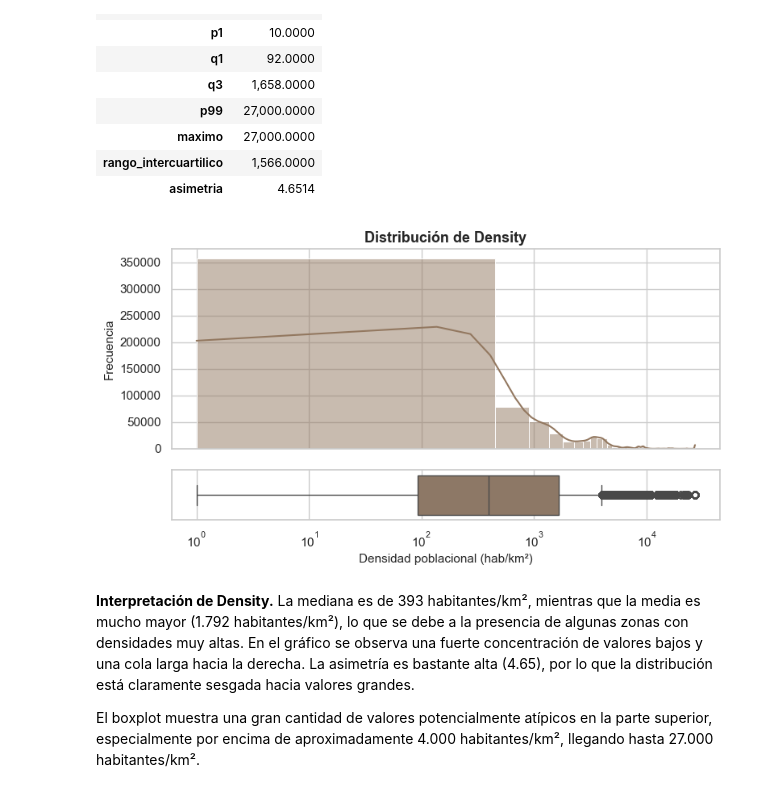
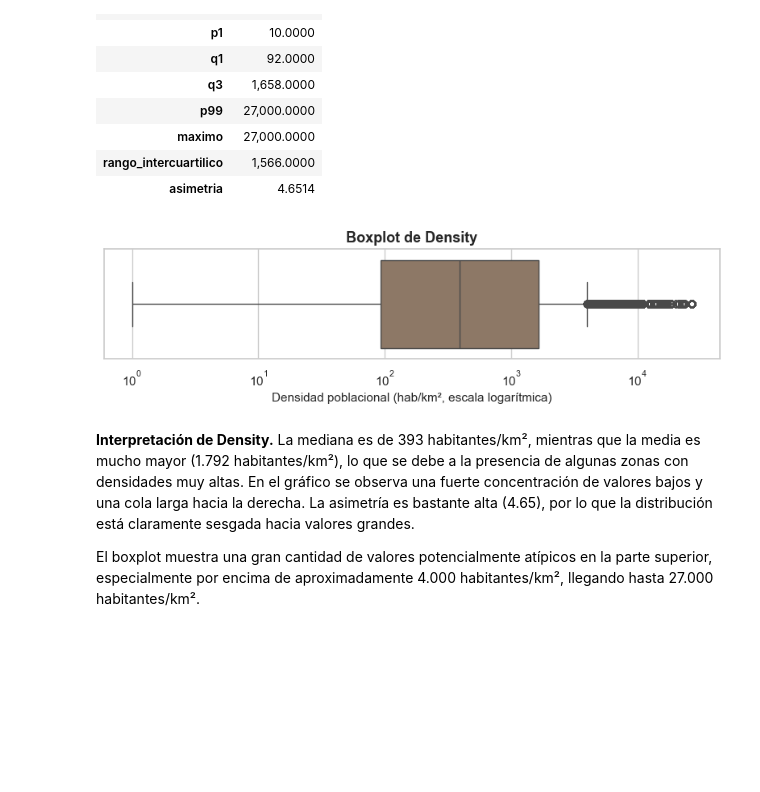
Before and after one commit to T1fff/Proyecto_Seminario_Siniestralidad, a Jupyter notebook: notebooks/02_Analisis_Univariado.ipynb, the cells around one changed output. Saved outputs shown, nothing was run; the diff lists cells and outputs as text; code cells hidden in the pictures; blank space fills up the shorter version.

```diff
--- a/notebooks/02_Analisis_Univariado.ipynb
+++ b/notebooks/02_Analisis_Univariado.ipynb
@@ -235,10 +238,21 @@ resumen_univariado(df_freq["Density"], "Density").to_frame()
 | rango_intercuartilico | 1,566.0000 |
 | asimetria | 4.6514 |
 # %%
-hist_box(df_freq["Density"], titulo="Distribución de Density",
-         xlabel="Densidad poblacional (hab/km²)", bins=60, log_x=True, color="#937860")
+plt.figure(figsize=(8, 2.5))
+
+sns.boxplot(
+    x=df_freq["Density"],
+    color="#937860"
+)
+
+plt.xscale("log")
+plt.title("Boxplot de Density")
+plt.xlabel("Densidad poblacional (hab/km², escala logarítmica)")
+
+plt.tight_layout()
+plt.show()
 # %% [output]
-[figure, old version]
+[figure, new version]
 # %% [markdown]
 **Interpretación de Density.**
 La mediana es de 393 habitantes/km², mientras que la media es mucho mayor (1.792 habitantes/km²), lo que se debe a la presencia de algunas zonas con densidades muy altas. En el gráfico se observa una fuerte concentración de valores bajos y una cola larga hacia la derecha. La asimetría es bastante alta (4.65), por lo que la distribución está claramente sesgada hacia valores grandes.
```
Also changed, not shown: parts of 9 cells of this notebook, 2 other files.
